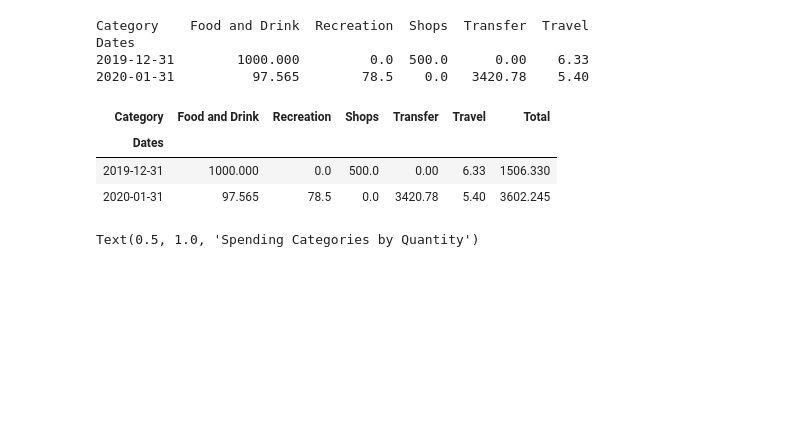
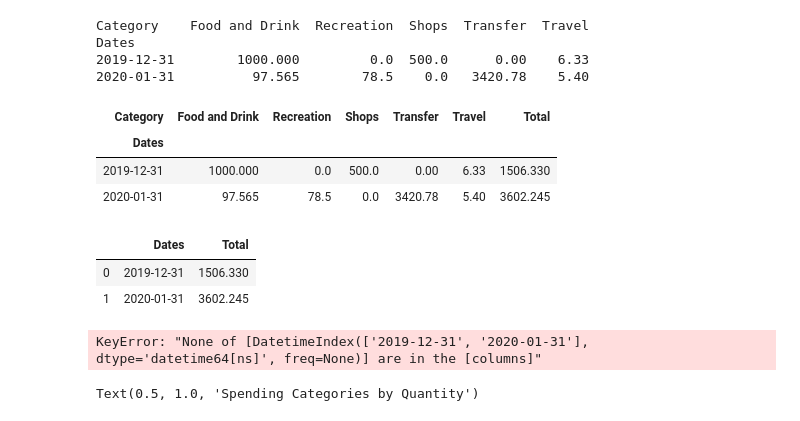
Before and after one commit to exposuretherapy/Learning-APIs, a Jupyter notebook: account_summary.ipynb, the cells around one changed output. Saved outputs shown, nothing was run; the diff lists cells and outputs as text; code cells hidden in the pictures; blank space fills up the shorter version.

Commit message:
Still struggling through plotting the totals chart

```diff
--- a/account_summary.ipynb
+++ b/account_summary.ipynb
@@ -222,4 +222,16 @@ ctgry_month
 | Dates |  |  |  |  |  |  |
 | 2019-12-31 | 1000.000 | 0.0 | 500.0 | 0.00 | 6.33 | 1506.330 |
 | 2020-01-31 | 97.565 | 78.5 | 0.0 | 3420.78 | 5.40 | 3602.245 |
+# %%
+ctgry_totals=pd.DataFrame(ctgry_month['Total'])
+ctgry_totals.reset_index(inplace=True)
+ctgry_totals
+# %% [output]
+|  | Dates | Total |
+| 0 | 2019-12-31 | 1506.330 |
+| 1 | 2020-01-31 | 3602.245 |
+# %%
+ctgry_totals.plot.bar(x=ctgry_totals['Dates'],y=ctgry_totals['Total'])
+# %% [output]
+KeyError: "None of [DatetimeIndex(['2019-12-31', '2020-01-31'], dtype='datetime64[ns]', freq=None)] are in the [columns]"
 # %%
```
Also changed, not shown: parts of 1 cell of this notebook.
